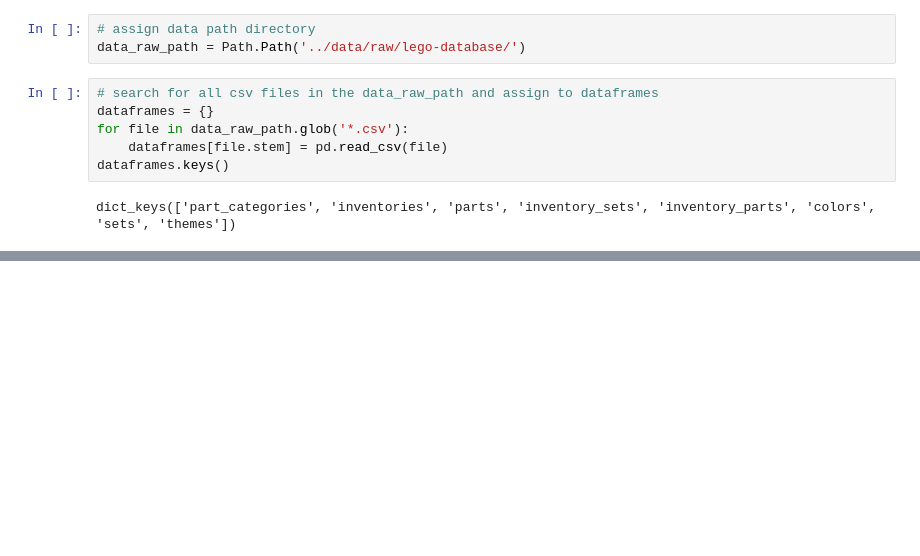
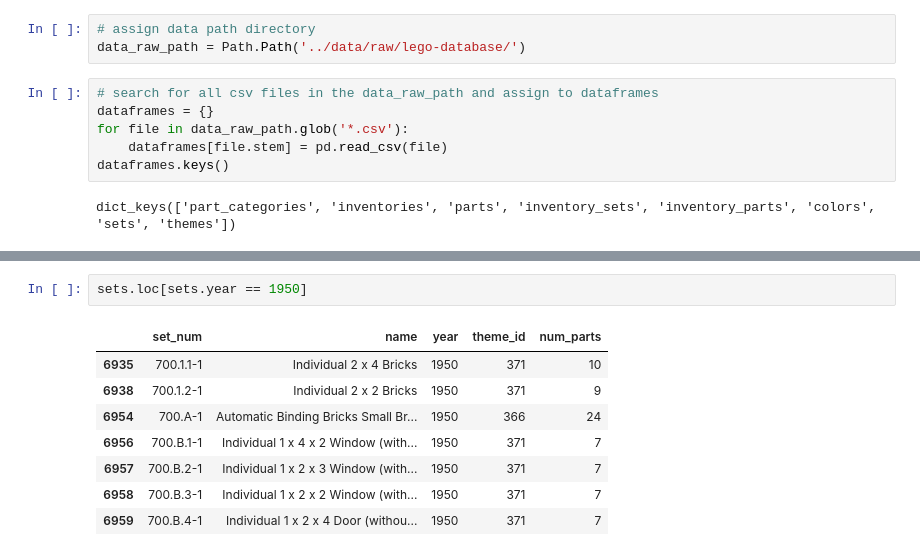
Before and after one commit to Clovin4/lego-my-eggo, a Jupyter notebook: notebooks/1.0-cal-initial-data-exploration.ipynb, the cells around one changed output, grey strips where cells are left out. Cells and saved outputs as stored; diff of their text form; blank space fills up the shorter version.

```diff
--- a/notebooks/1.0-cal-initial-data-exploration.ipynb
+++ b/notebooks/1.0-cal-initial-data-exploration.ipynb
@@ -59,0 +102,11 @@ array(['Baseplates', 'Bricks Printed', 'Bricks Sloped',
+# %%
+sets.loc[sets.year == 1950]
+# %% [output]
+|  | set_num | name | year | theme_id | num_parts |
+| 6935 | 700.1.1-1 | Individual 2 x 4 Bricks | 1950 | 371 | 10 |
+| 6938 | 700.1.2-1 | Individual 2 x 2 Bricks | 1950 | 371 | 9 |
+| 6954 | 700.A-1 | Automatic Binding Bricks Small Br... | 1950 | 366 | 24 |
+| 6956 | 700.B.1-1 | Individual 1 x 4 x 2 Window (with... | 1950 | 371 | 7 |
+| 6957 | 700.B.2-1 | Individual 1 x 2 x 3 Window (with... | 1950 | 371 | 7 |
+| 6958 | 700.B.3-1 | Individual 1 x 2 x 2 Window (with... | 1950 | 371 | 7 |
+| 6959 | 700.B.4-1 | Individual 1 x 2 x 4 Door (withou... | 1950 | 371 | 7 |
```
Also changed, not shown: parts of 51 cells of this notebook.
